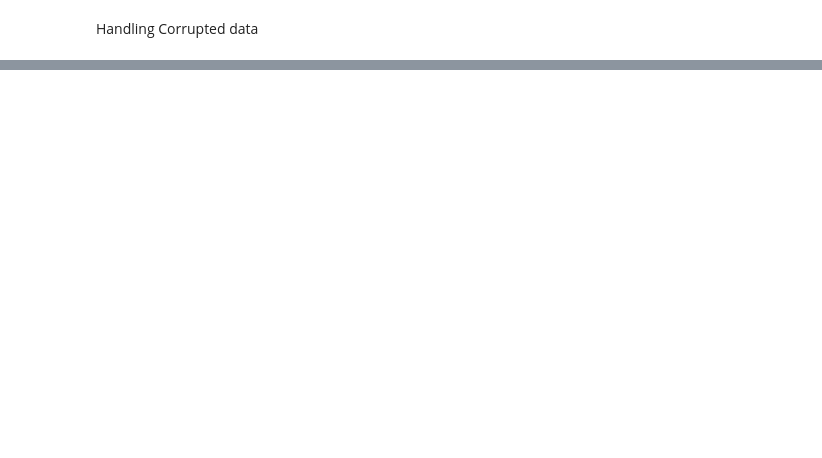
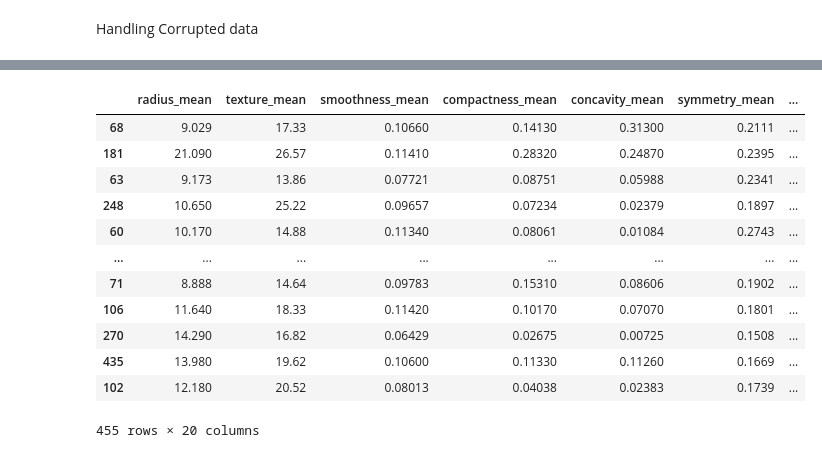
Before and after one commit to Aditya190704/Supervised_Learning_Practice, a Jupyter notebook: Logistic Regression/Breast_Cancer_Detection/BreastCancer.ipynb, the cells around one changed output, grey strips where cells are left out. Saved outputs shown, nothing was run; the diff lists cells and outputs as text; code cells hidden in the pictures; blank space fills up the shorter version.

```diff
--- a/Logistic Regression/Breast_Cancer_Detection/BreastCancer.ipynb
+++ b/Logistic Regression/Breast_Cancer_Detection/BreastCancer.ipynb
@@ -364,0 +325,21 @@ data.loc[data['concave points_worst']==0]
+# %%
+# Spliting into training and testing
+
+from sklearn.model_selection import train_test_split
+X_train, X_test, y_train, y_test = train_test_split(X, y, test_size=0.20, random_state=42)
+# %%
+X_train
+# %% [output]
+|  | radius_mean | texture_mean | smoothness_mean | compactness_mean | concavity_mean | symmetry_mean | ... |
+| 68 | 9.029 | 17.33 | 0.10660 | 0.14130 | 0.31300 | 0.2111 | ... |
+| 181 | 21.090 | 26.57 | 0.11410 | 0.28320 | 0.24870 | 0.2395 | ... |
+| 63 | 9.173 | 13.86 | 0.07721 | 0.08751 | 0.05988 | 0.2341 | ... |
+| 248 | 10.650 | 25.22 | 0.09657 | 0.07234 | 0.02379 | 0.1897 | ... |
+| 60 | 10.170 | 14.88 | 0.11340 | 0.08061 | 0.01084 | 0.2743 | ... |
+| ... | ... | ... | ... | ... | ... | ... | ... |
+| 71 | 8.888 | 14.64 | 0.09783 | 0.15310 | 0.08606 | 0.1902 | ... |
+| 106 | 11.640 | 18.33 | 0.11420 | 0.10170 | 0.07070 | 0.1801 | ... |
+| 270 | 14.290 | 16.82 | 0.06429 | 0.02675 | 0.00725 | 0.1508 | ... |
+| 435 | 13.980 | 19.62 | 0.10600 | 0.11330 | 0.11260 | 0.1669 | ... |
+| 102 | 12.180 | 20.52 | 0.08013 | 0.04038 | 0.02383 | 0.1739 | ... |
+455 rows × 20 columns
```
Also changed, not shown: parts of 30 cells of this notebook, 1 other file.
